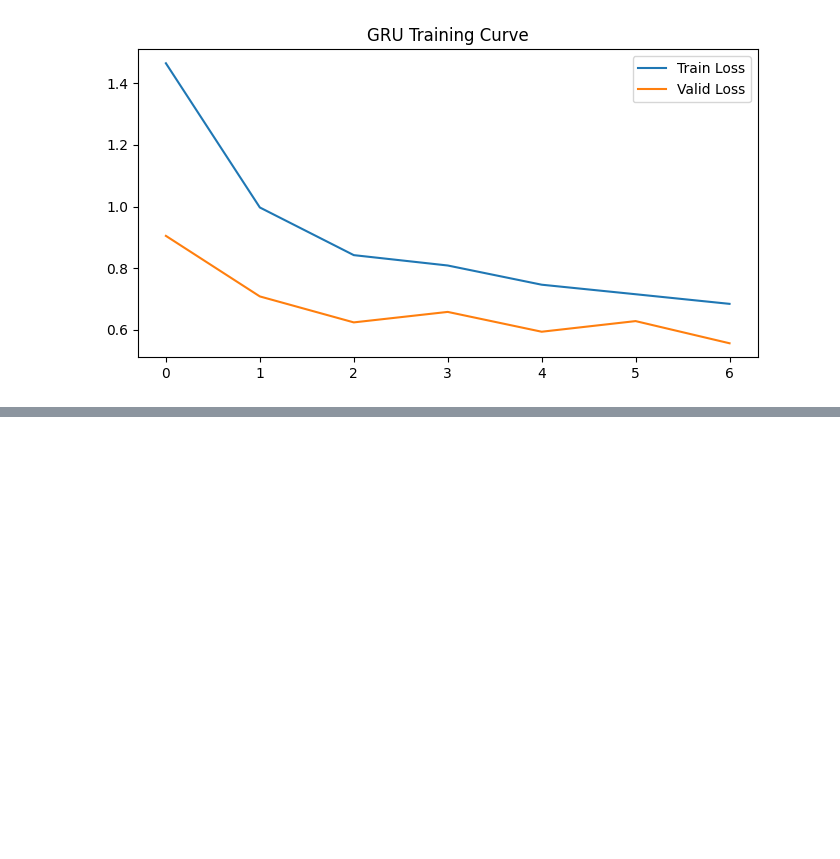
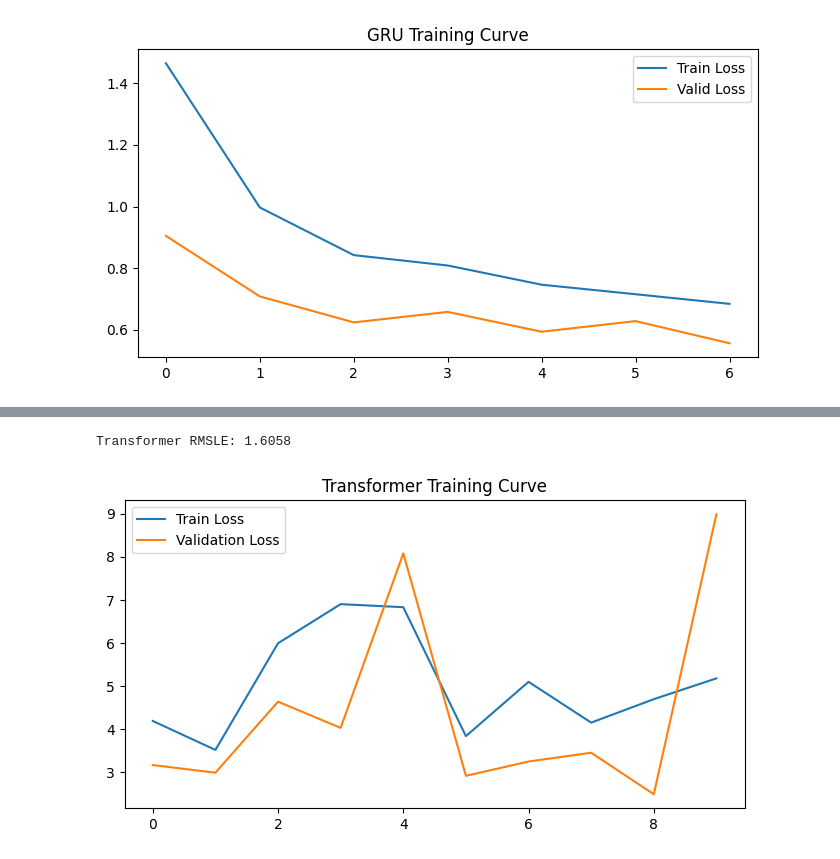
Before and after one commit to sabin74/Enterprise-Intelligent-Demand-Forecasting-Decision-Optimization-Platform, a Jupyter notebook: notebooks/06_dl_models.ipynb, the cells around one changed output, grey strips where cells are left out. Cells and saved outputs as stored; diff of their text form; code cells hidden in the pictures; blank space fills up the shorter version.

```diff
--- a/notebooks/06_dl_models.ipynb
+++ b/notebooks/06_dl_models.ipynb
@@ -745,0 +870,8 @@ with open("models/tcn_history.json", "w") as f:
+# %%
+# Verify Shape
+for inputs, targets in train_seq_ds.take(1):
+  print("Number of inputs:", len(inputs))
+  print("Numeric:", inputs[0].shape)
+  print("First categorical:", inputs[1].shape)
+  print("Decoder input:", inputs[-1].shape)
+  print("Target:", targets.shape)
@@ -745,0 +1071,26 @@ with open("models/tcn_history.json", "w") as f:
+# %%
+# Train Transformer Model
+callbacks = [
+    tf.keras.callbacks.EarlyStopping(
+        monitor="val_loss",
+        patience=5,
+        restore_best_weights=True,
+    ),
+    tf.keras.callbacks.ModelCheckpoint(
+        "models/transformer_model.keras",
+        save_best_only=True,
+    ),
+]
+
+STEP_PER_EPOCH = 2000
+VALIDATION_STEPS = 500
+
+history = transformer_model.fit(
+    train_ds,
+    validation_data=valid_ds,
+    epochs=10,
+    steps_per_epoch=STEP_PER_EPOCH,
+    validation_steps=VALIDATION_STEPS,
+    callbacks=callbacks,
+    verbose=1,
+)
@@ -745,0 +1118,29 @@ with open("models/tcn_history.json", "w") as f:
+# %%
+# RMSLE Evaluation
+y_true_all = []
+y_pred_all = []
+
+for X_batch, y_batch in valid_ds:
+    preds = transformer_model.predict(X_batch, verbose=0).reshape(-1)
+    y_true_all.append(y_batch.numpy())
+    y_pred_all.append(preds)
+
+y_true_all = np.concatenate(y_true_all)
+y_pred_all = np.concatenate(y_pred_all)
+
+transformer_rmsle = rmsle_log(y_true_all, y_pred_all)
+print(f"Transformer RMSLE: {transformer_rmsle:.4f}")
+# %% [output]
+Transformer RMSLE: 1.6058
+# %%
+# Training Stability Curve
+import matplotlib.pyplot as plt
+
+plt.figure(figsize=(8, 4))
+plt.plot(history.history["loss"], label="Train Loss")
+plt.plot(history.history["val_loss"], label="Validation Loss")
+plt.legend()
+plt.title("Transformer Training Curve")
+plt.show()
+# %% [output]
+[figure, added]
```
Also changed, not shown: parts of 30 cells of this notebook.
